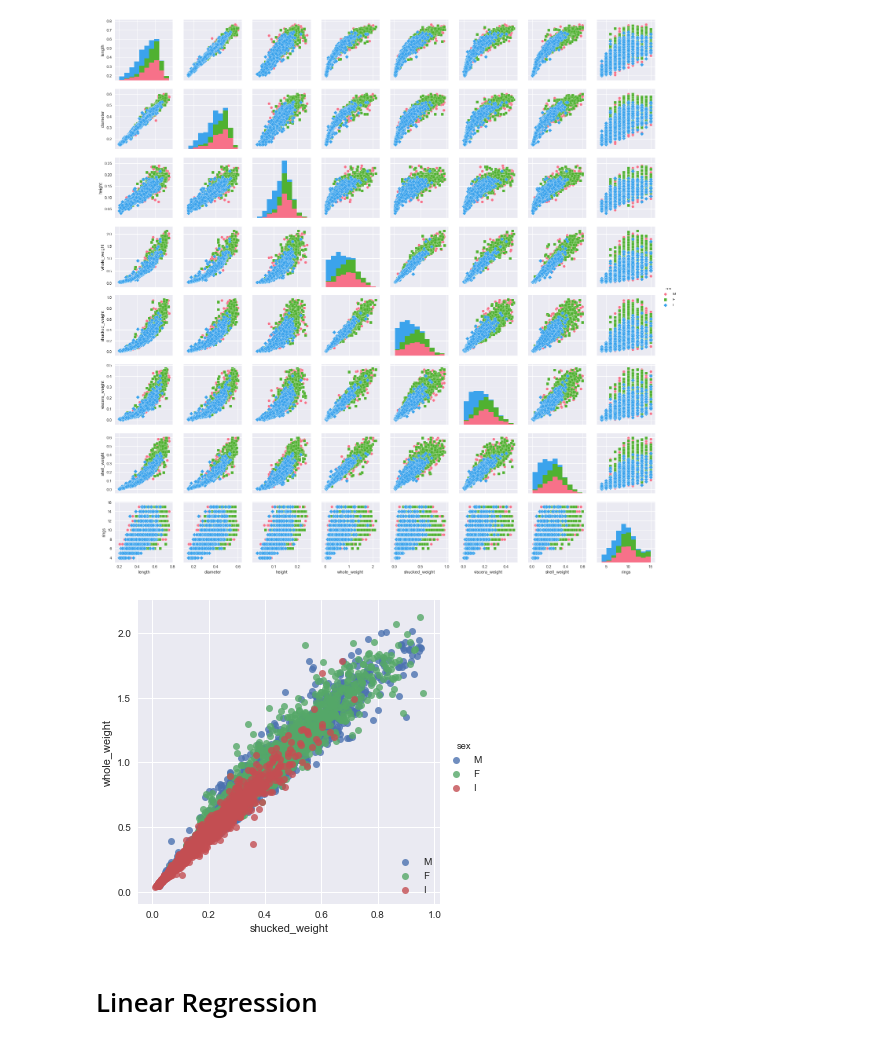
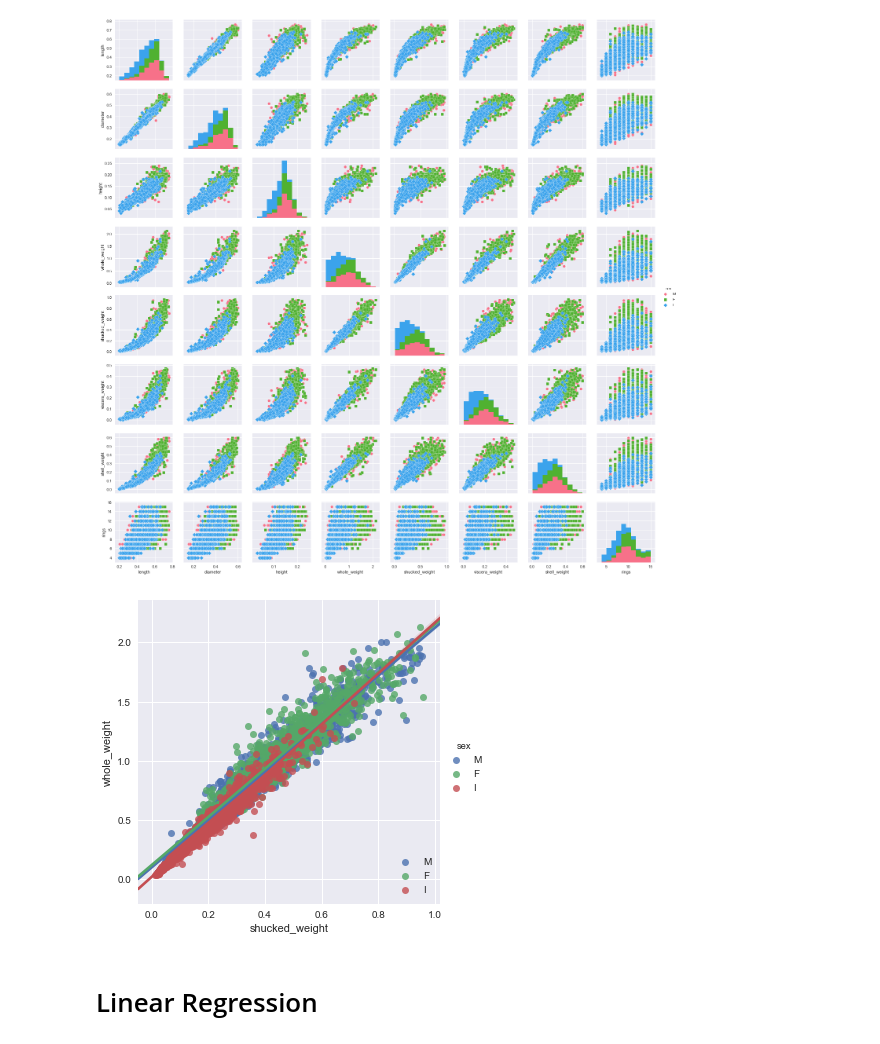
Before and after one commit to viciouspetal/data-analytics-notebook, a Jupyter notebook: Assignment workbook.ipynb, the cells around one changed output. Cells and saved outputs as stored; diff of their text form; code cells hidden in the pictures.

```diff
--- a/Assignment workbook.ipynb
+++ b/Assignment workbook.ipynb
@@ -544,12 +544,12 @@ plt.savefig(default_figure_out_path+'scatter_all_features'+default_figure_ext)
 # %% [output]
 [figure]
 # %%
-sb.lmplot( x="shucked_weight", y="whole_weight", data=df, fit_reg=False, hue='sex', legend=True)
+sb.lmplot( x="shucked_weight", y="whole_weight", data=df, fit_reg=True, hue='sex', legend=True)
 
 #Move the legend to an empty part of the plot
 plt.legend(loc='lower right')
 plt.savefig(default_figure_out_path+'scatter_shucked_to_whole_weight'+default_figure_ext)
 # %% [output]
-[figure, old version]
+[figure, new version]
 # %% [markdown]
 # Linear Regression
```
Also changed, not shown: parts of 14 cells of this notebook.
